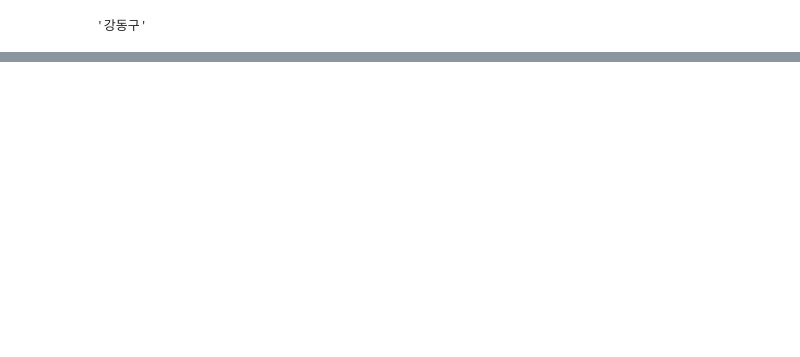
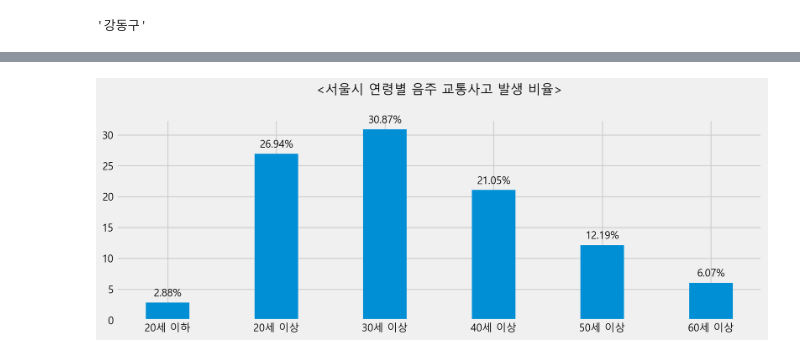
Before and after one commit to jeonprize/Accident, a Jupyter notebook: acl_accident.ipynb, the cells around one changed output, grey strips where cells are left out. Saved outputs shown, nothing was run; the diff lists cells and outputs as text; code cells hidden in the pictures; blank space fills up the shorter version.

```diff
--- a/acl_accident.ipynb
+++ b/acl_accident.ipynb
@@ -375,0 +334,3 @@ plt.show()
+# %%
+age_df = pd.read_csv("연령별 음주 교통사고 발생.csv")
+age_df
@@ -375,0 +345,5 @@ plt.show()
+# %%
+age_df["사고 발생 비율(%)"]= age_df["발생 건수"]/2190
+age_df["사고 발생 비율(%)"] = age_df["사고 발생 비율(%)"] * 100
+age_df["사고 발생 비율(%)"] = age_df["사고 발생 비율(%)"].round(2)
+age_df
@@ -375,0 +358,12 @@ plt.show()
+# %%
+plt.figure(figsize=(12,4))
+plt.bar(age_df["나이"],age_df["사고 발생 비율(%)"],width=0.4)
+plt.title("<서울시 연령별 음주 교통사고 발생 비율>",pad=30,fontsize=15)
+plt.xticks(fontsize=12)
+plt.yticks(fontsize=12)
+
+for x,y in enumerate(age_df["사고 발생 비율(%)"]):
+    plt.text(x, y+1, f"{y}%", size=12, ha="center")
+plt.show()
+# %% [output]
+[figure, added]
```
Also changed, not shown: parts of 21 cells of this notebook.
